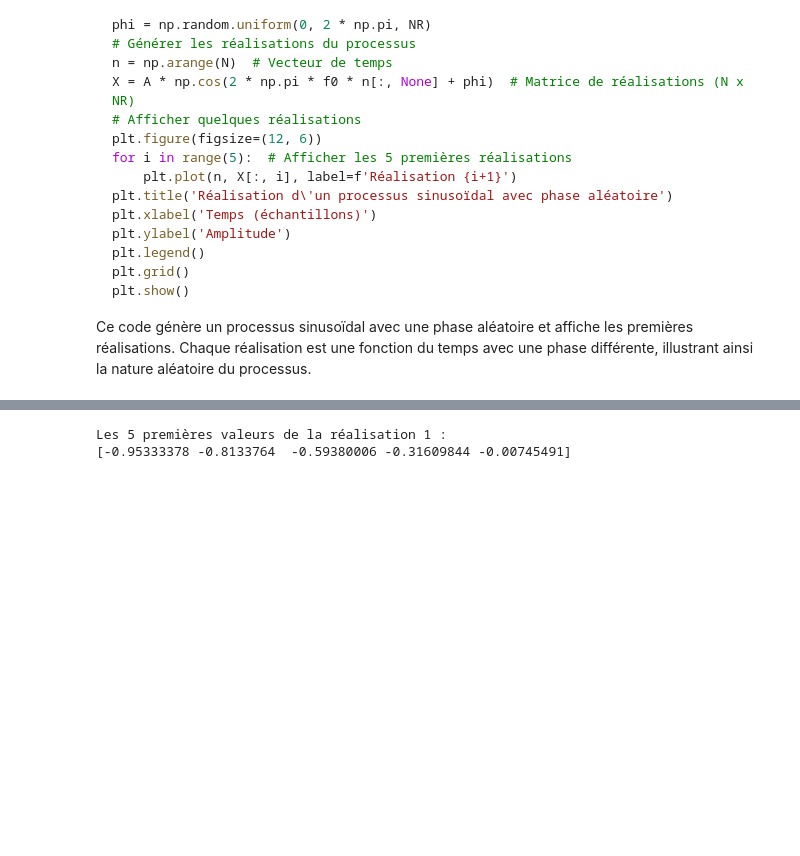
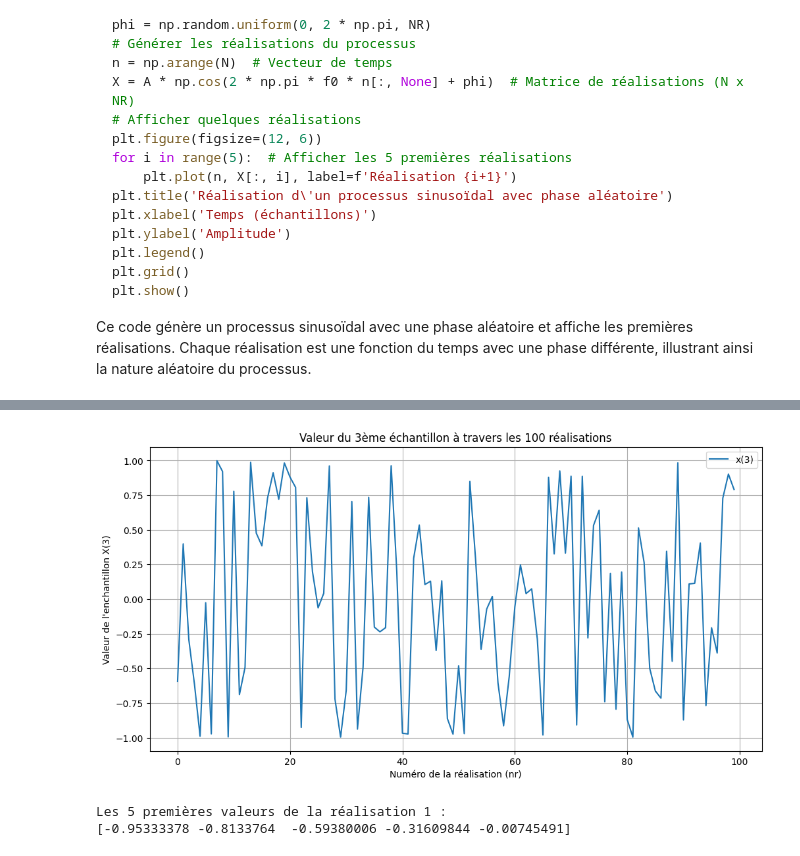
Before and after one commit to DavidLopes03/MA_StatDig, a Jupyter notebook: Serie2/Ex3_1_Etudiant_Final.ipynb, the cells around one changed output, grey strips where cells are left out. Cells and saved outputs as stored; diff of their text form; code cells hidden in the pictures; blank space fills up the shorter version.

```diff
--- a/Serie2/Ex3_1_Etudiant_Final.ipynb
+++ b/Serie2/Ex3_1_Etudiant_Final.ipynb
@@ -73,3 +76,16 @@ plt.show()
+# %%
+sample3 = X[2, :]
+nr = np.arange(sample3.shape[0])
+plt.figure(figsize=(12, 6))
+plt.plot(nr, sample3, label = 'x(3)')
+plt.title('Valeur du 3ème échantillon à travers les 100 réalisations')
+plt.xlabel('Numéro de la réalisation (nr)')
+plt.ylabel("Valeur de l'enchantillon X(3)")
+plt.legend()
+plt.grid()
+plt.show()
+# %% [output]
+[figure, added]
 # %%
 # [Le code de la solution a été retiré - Observez les résultats ci-dessous]
 # %% [output]
```
Also changed, not shown: parts of 10 cells of this notebook.
